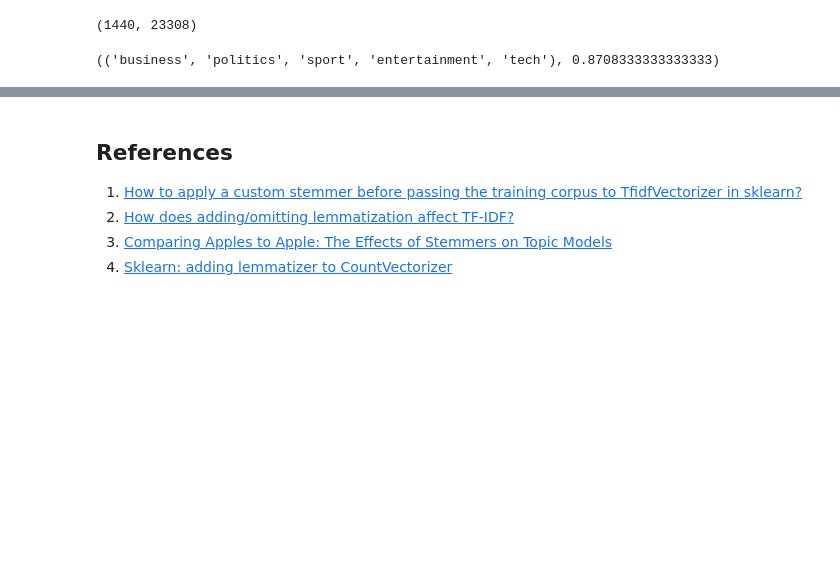
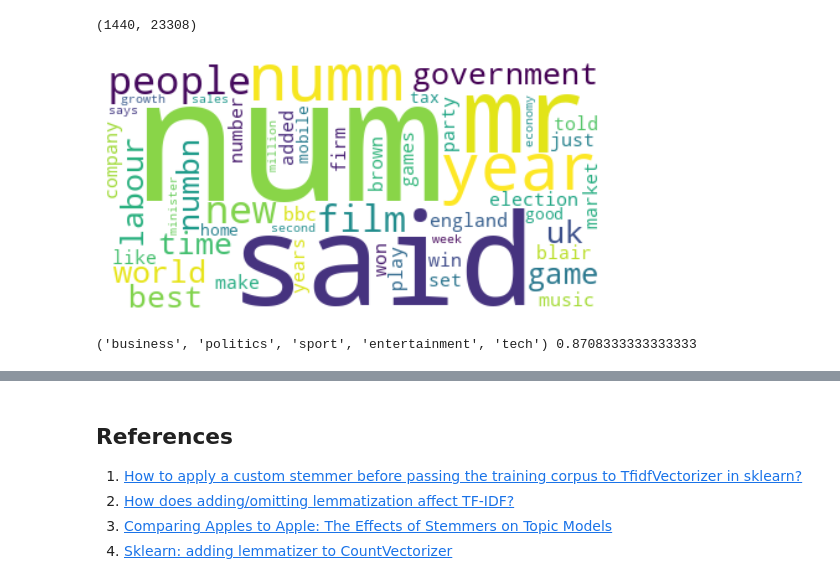
Before and after one commit to Farzat07/BBC-News-Classification-Kaggle-Mini-Project, a Jupyter notebook: bbc-news-classification-kaggle-mini-project.ipynb, the cells around one changed output, grey strips where cells are left out. Drawn from its saved outputs; the diff is of its cells as text; code cells hidden in the pictures; blank space fills up the shorter version.

```diff
--- a/bbc-news-classification-kaggle-mini-project.ipynb
+++ b/bbc-news-classification-kaggle-mini-project.ipynb
@@ -80,9 +142,20 @@ data_train.Category = pd.Categorical(data_train.Category)
 # %%
 train_without_numbers = data_train["Text"].str.replace(r'\d+', 'NUM', regex=True)
 vectoriser = TfidfVectorizer(stop_words="english")
-result = vectoriser.fit_transform(train_without_numbers)
-print(result.shape)
+train_vectorised = vectoriser.fit_transform(train_without_numbers)
+print(train_vectorised.shape)
 # %% [output]
 (1440, 23308)
+# %%
+from wordcloud import WordCloud
+import matplotlib.pyplot as plt
+word_frequencies = pd.DataFrame(train_vectorised.toarray(), columns=vectoriser.get_feature_names_out()).T.sum(axis=1)
+wordcloud = WordCloud(background_color='white', max_words=50).generate_from_frequencies(word_frequencies.to_dict())
+plt.figure()
+plt.imshow(wordcloud, interpolation='bilinear')
+plt.axis('off')
+plt.show()
+# %% [output]
+[figure, added]
 # %%
 nmf = NMF(n_components=5)
@@ -105,6 +178,7 @@ def label_permute_compare(ytdf,yp):
             best_perm = perm
     return best_perm, best_acc
 
-print(label_permute_compare(data_train.Category, train_pred))
+labels, acc = label_permute_compare(data_train.Category, train_pred)
+print(labels, acc)
 # %% [output]
-(('business', 'politics', 'sport', 'entertainment', 'tech'), 0.8708333333333333)
+('business', 'politics', 'sport', 'entertainment', 'tech') 0.8708333333333333
```
Also changed, not shown: parts of 13 cells of this notebook.
